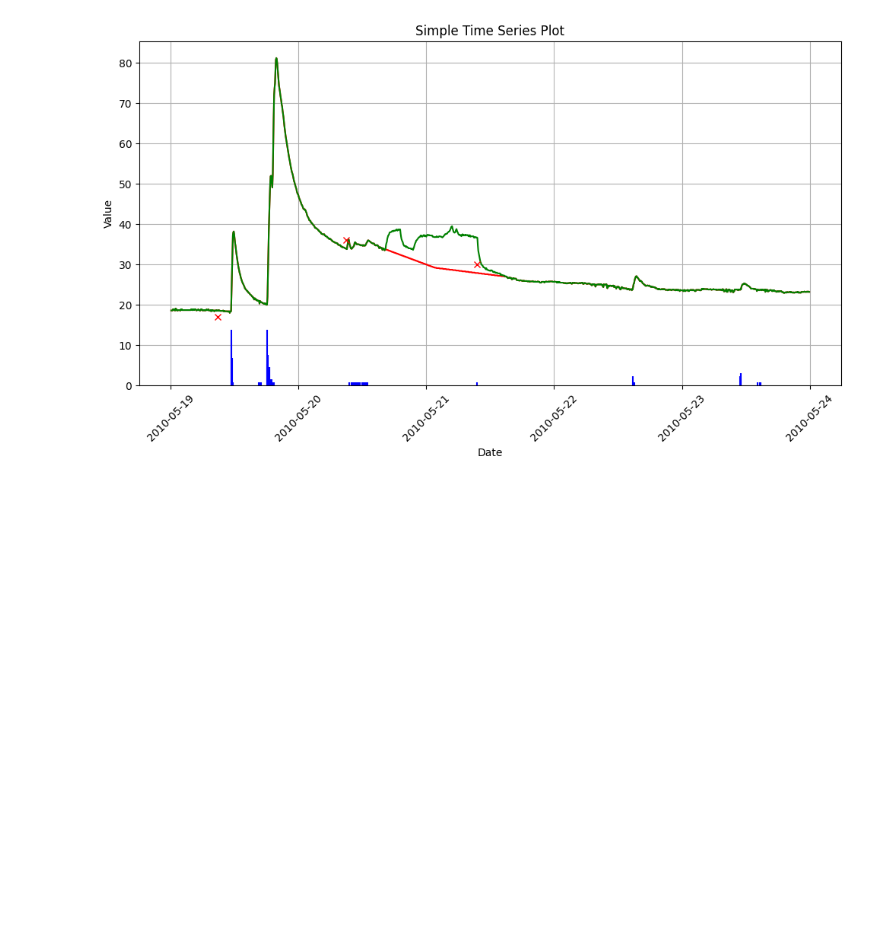
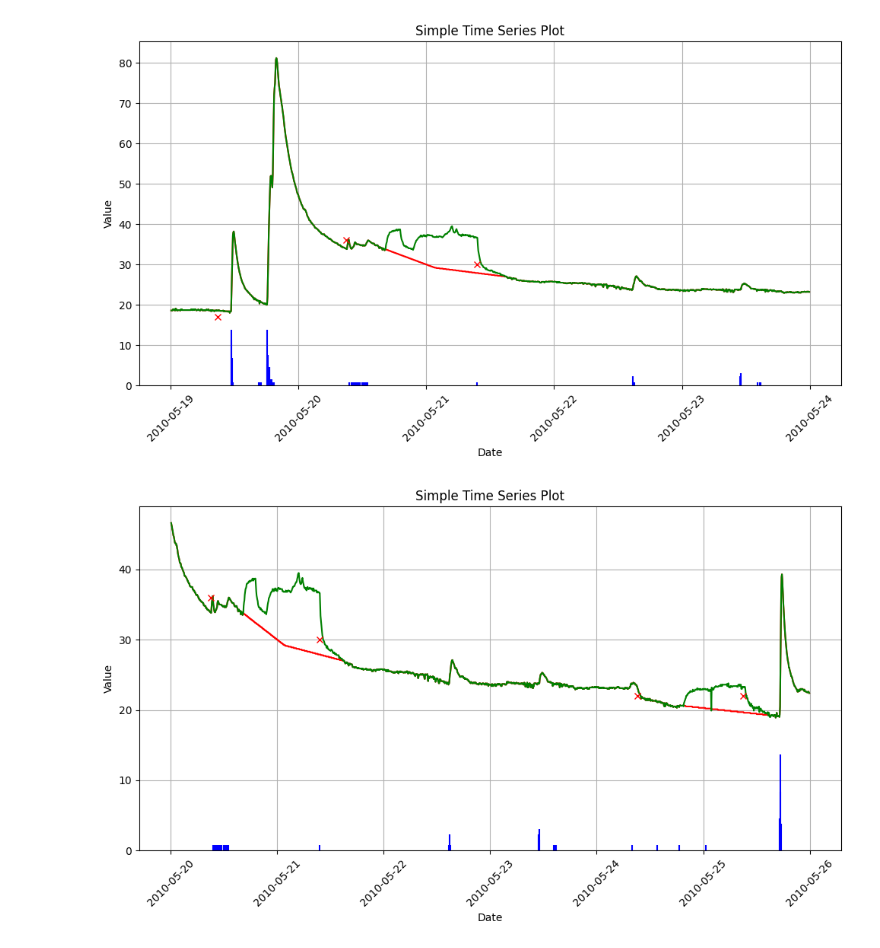
Before and after one commit to gmcginnis/info-698-capstone, a Jupyter notebook: 01_eda.ipynb, the cells around one changed output. Cells and saved outputs as stored; diff of their text form; code cells hidden in the pictures; blank space fills up the shorter version.

Commit message:
Converted plot into function

```diff
--- a/01_eda.ipynb
+++ b/01_eda.ipynb
@@ -299,6 +299,34 @@ plt.show()
 # plt.show()
 # %% [output]
 [figure]
+# %%
+def plot_between(input_date_start, input_date_end):
+    data_subset = data_combined_nochart.loc[input_date_start:input_date_end]
+    data_subset_rain = data_rainfall.loc[input_date_start:input_date_end]
+    data_subset_cal = data_calibrations.loc[input_date_start:input_date_end]
+    # plt.figure(figsize = (10,6))
+    # plt.plot(data_subset.index, data_subset['raw'])
+
+    fig, ax = plt.subplots(figsize=(10, 6))
+    # ax.figure(figsize=(10, 6))
+    ax.vlines(data_subset_rain.index, ymin=0, ymax=data_subset_rain['ra']*3, color = "blue")
+    ax.plot(data_subset.index, data_subset['level'], color = "red")
+    ax.plot(data_subset.index, data_subset['raw'], color = "green")
+    ax.plot(data_subset_cal.index, data_subset_cal['weir_level'], linestyle='none', marker='x', color="red")
+    # plt.plot(data_subset_rain.index, data_subset_rain['ra']*3, color = "blue", linestyle='none', marker='o')
+    # plt.plot(data_calibrations.index, data_calibrations['level'], color = "red")
+    ax.set_xlabel('Date')
+    ax.set_ylabel('Value')
+    ax.set_title('Simple Time Series Plot')
+    ax.set_ylim(bottom=0)
+    ax.grid(True)
+    plt.xticks(rotation=45)
+    plt.tight_layout()
+    return plt.show()
+# %%
+plot_between('2010-05-20 00:00:01','2010-05-25 23:59:59')
+# %% [output]
+[figure, added]
 # %%
 # print('chk_note:', data_combined_sources['chk_note'].cat.categories.tolist())
 # print('chk_fail:', data_combined_sources['chk_fail'].cat.categories.tolist())
```
